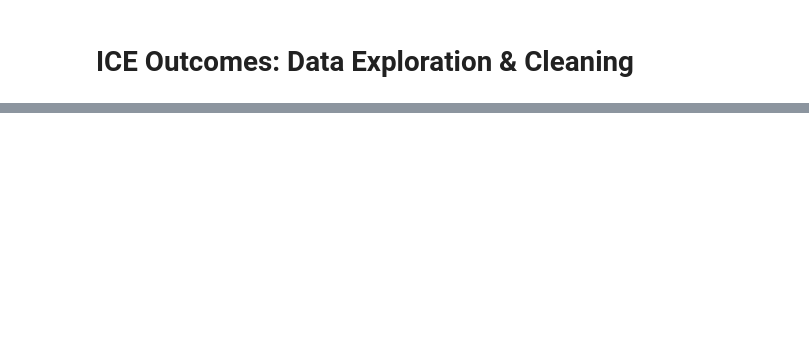
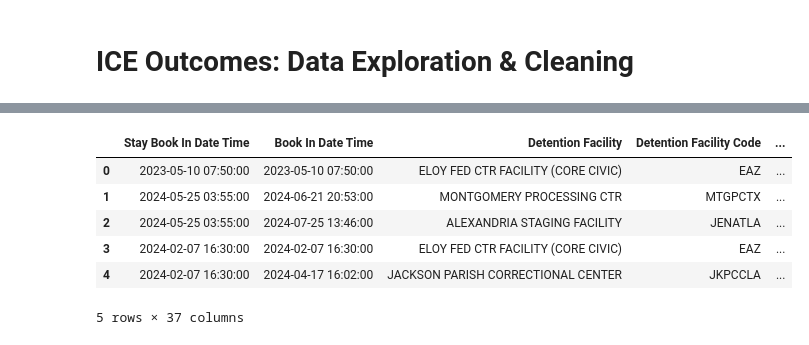
Before and after one commit to emilynnguyen1/ICE-Outcomes, a Jupyter notebook: notebooks/Cleaning-ICE-Oucomes.ipynb, the cells around one changed output, grey strips where cells are left out. Cells and saved outputs as stored; diff of their text form; code cells hidden in the pictures; blank space fills up the shorter version.

```diff
--- a/notebooks/Cleaning-ICE-Oucomes.ipynb
+++ b/notebooks/Cleaning-ICE-Oucomes.ipynb
@@ -47,0 +81,12 @@ KeyboardInterrupt:
+# %%
+# detentions 2023 to 2025 df
+detentions_23_25 = pd.read_excel("../data/ice_release_2023to2025/ICE Detentions_LESA-STU_FINAL Release.xlsx", header=6)
+detentions_23_25.head()
+# %% [output]
+|  | Stay Book In Date Time | Book In Date Time | Detention Facility | Detention Facility Code | ... |
+| 0 | 2023-05-10 07:50:00 | 2023-05-10 07:50:00 | ELOY FED CTR FACILITY (CORE CIVIC) | EAZ | ... |
+| 1 | 2024-05-25 03:55:00 | 2024-06-21 20:53:00 | MONTGOMERY PROCESSING CTR | MTGPCTX | ... |
+| 2 | 2024-05-25 03:55:00 | 2024-07-25 13:46:00 | ALEXANDRIA STAGING FACILITY | JENATLA | ... |
+| 3 | 2024-02-07 16:30:00 | 2024-02-07 16:30:00 | ELOY FED CTR FACILITY (CORE CIVIC) | EAZ | ... |
+| 4 | 2024-02-07 16:30:00 | 2024-04-17 16:02:00 | JACKSON PARISH CORRECTIONAL CENTER | JKPCCLA | ... |
+5 rows × 37 columns
```
Also changed, not shown: parts of 10 cells of this notebook, 1 other file.
